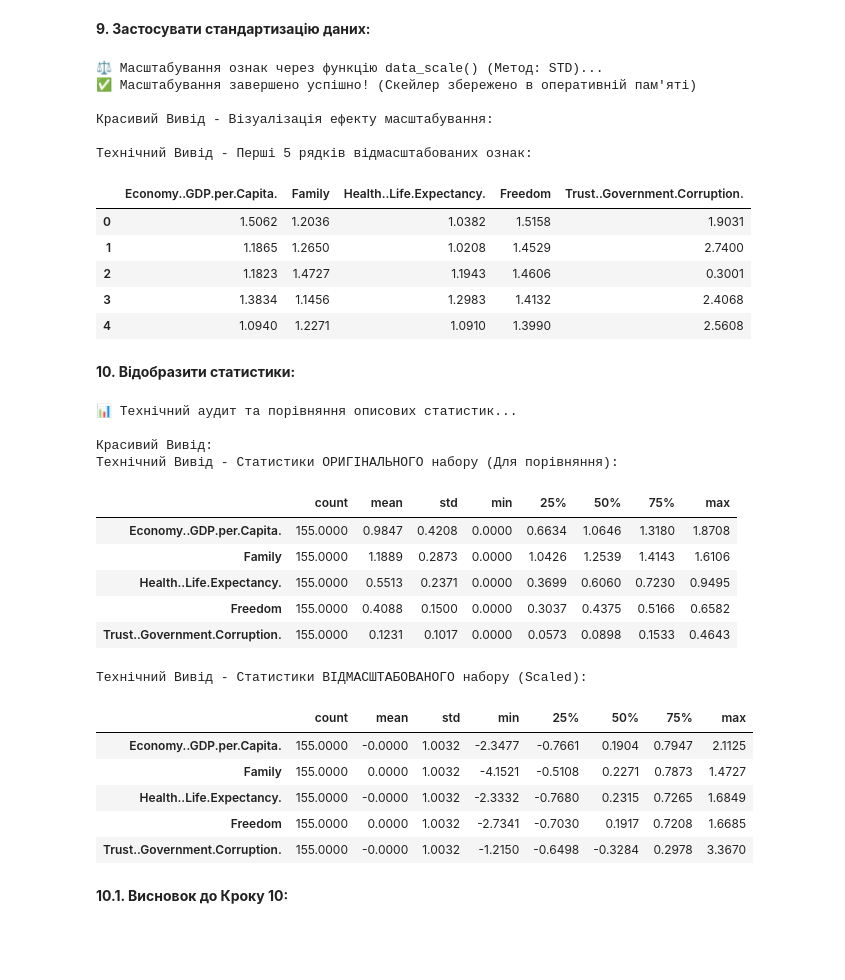
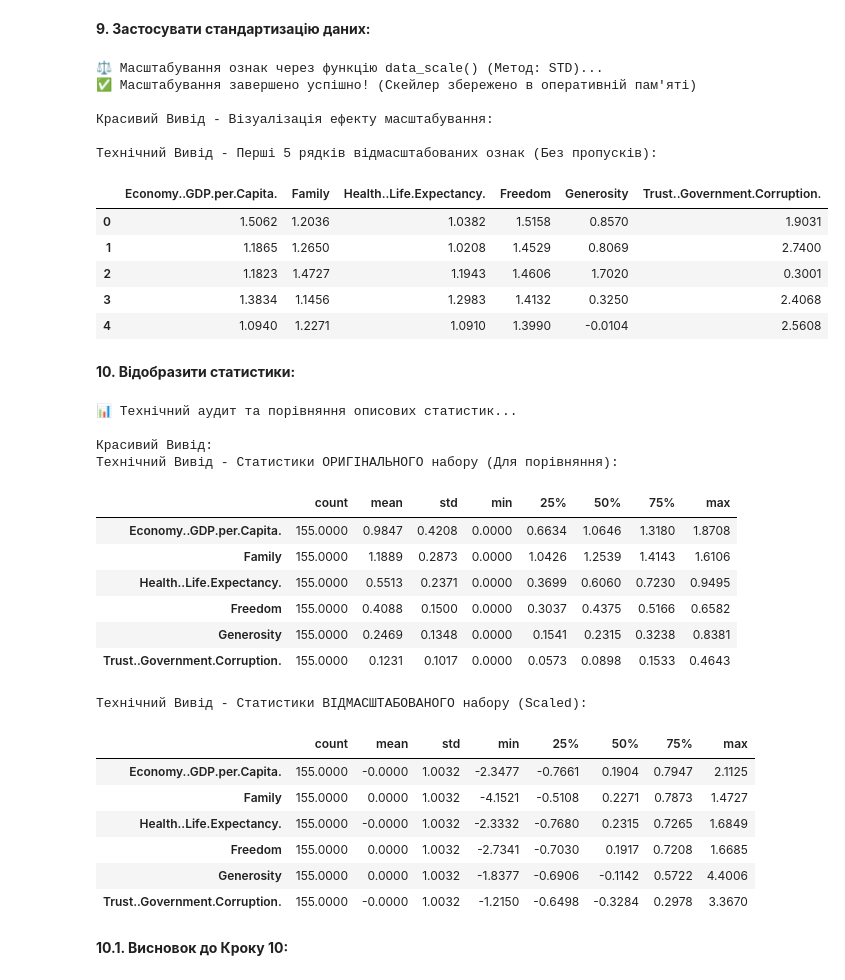
Before and after one commit to IRONKAGE/goit-num-hw-10, a Jupyter notebook: HomeWork_10.ipynb, the cells around one changed output. Cells and saved outputs as stored; diff of their text form; code cells hidden in the pictures; blank space fills up the shorter version.

```diff
--- a/HomeWork_10.ipynb
+++ b/HomeWork_10.ipynb
@@ -464,6 +543,7 @@ else:
 print(f"📂 Завантаження набору даних з файлу: {CSV_FILENAME}\n")
 try:
     df = pd.read_csv(CSV_FILENAME)
+    df[COUNTRY_COL] = df[COUNTRY_COL].str.replace('*', '', regex=False).str.strip()
 except Exception as e:
     raise SystemExit(f"❌ Помилка читання CSV файлу: {e}")
 
@@ -847,13 +945,21 @@ def data_scale(data, scaler_type='minmax'):
 
     return res, scaler
 
-X_features = df[FEATURES_FULL].copy()
+for col in FEATURES_FULL:
+    df[col] = pd.to_numeric(df[col].astype(str).str.replace(',', '.', regex=False), errors='coerce')
+
+X_raw = df[FEATURES_FULL].copy()
+imputer = SimpleImputer(strategy='median')
+X_imputed = imputer.fit_transform(X_raw)
+X_features = pd.DataFrame(X_imputed, columns=FEATURES_FULL, index=df.index)
+
 data_scaled, fitted_scaler = data_scale(X_features, scaler_type=SCALER_TYPE)
 df_scaled = pd.DataFrame(data_scaled, columns=FEATURES_FULL, index=df.index)
 
 print("✅ Масштабування завершено успішно! (Скейлер збережено в оперативній пам'яті)\n")
 
-f1, f2 = FEATURES_FULL[0], FEATURES_FULL[1]
+f1 = FEATURES_FULL[0]
+f2 = FEATURES_FULL[1] if len(FEATURES_FULL) > 1 else FEATURES_FULL[0]
 
 f1_ua = FEATURE_TRANSLATIONS.get(f1, str(f1))
 f2_ua = FEATURE_TRANSLATIONS.get(f2, str(f2))
@@ -872,7 +978,7 @@ fig_scale = make_subplots(
 )
 
 fig_scale.add_trace(go.Scatter(
-    x=df[f1], y=df[f2], mode='markers',
+    x=X_features[f1], y=X_features[f2], mode='markers',
     marker=dict(color='#00c3ff', size=9, opacity=0.7, line=dict(width=1, color='black')),
     text=df[COUNTRY_COL],
     hovertemplate="<b>%{text}</b><br>" +
@@ -890,41 +996,41 @@ fig_scale.add_trace(go.Scatter(
 ), row=1, col=2)
 
 fig_scale.update_xaxes(title_text=f1_ua, showgrid=True, gridcolor='#333', row=1, col=1)
 fig_scale.update_yaxes(title_text=f2_ua, showgrid=True, gridcolor='#333', row=1, col=1)
 
 fig_scale.update_xaxes(title_text=f"Scaled: {f1_ua}", showgrid=True, gridcolor='#333', row=1, col=2)
 fig_scale.update_yaxes(title_text=f"Scaled: {f2_ua}", showgrid=True, gridcolor='#333', row=1, col=2)
 
 fig_scale.update_layout(
     title_text="✨ Трансформація простору: Оригінальні vs Відмасштабовані дані",
     title_x=0.5, width=1500, height=550, template=PLOT_TEMPLATE, showlegend=False,
     margin=dict(b=80)
 )
 
 fig_scale.add_annotation(
     x=0.5, y=-0.20, xref="paper", yref="paper",
     text="💡 Зверніть увагу на осі: форма хмари точок зберігається, але координати стиснуті алгоритмом для потреб машинного навчання.",
     showarrow=False, font=dict(size=14, color="#cccccc"), align="center"
 )
 
 print("Красивий Вивід - Візуалізація ефекту масштабування:")
 fig_scale.show()
 
-print("\nТехнічний Вивід - Перші 5 рядків відмасштабованих ознак:")
+print("\nТехнічний Вивід - Перші 5 рядків відмасштабованих ознак (Без пропусків):")
 display(df_scaled.head().style.background_gradient(cmap='Purples').set_properties(**TABLE_PROPS).format("{:.4f}"))
 # %% [output]
 ⚖️ Масштабування ознак через функцію data_scale() (Метод: STD)...
 ✅ Масштабування завершено успішно! (Скейлер збережено в оперативній пам'яті)
 
 Красивий Вивід - Візуалізація ефекту масштабування:
 
-Технічний Вивід - Перші 5 рядків відмасштабованих ознак:
+Технічний Вивід - Перші 5 рядків відмасштабованих ознак (Без пропусків):
-|  | Economy..GDP.per.Capita. | Family | Health..Life.Expectancy. | Freedom | Trust..Government.Corruption. |
-| 0 | 1.5062 | 1.2036 | 1.0382 | 1.5158 | 1.9031 |
-| 1 | 1.1865 | 1.2650 | 1.0208 | 1.4529 | 2.7400 |
-| 2 | 1.1823 | 1.4727 | 1.1943 | 1.4606 | 0.3001 |
-| 3 | 1.3834 | 1.1456 | 1.2983 | 1.4132 | 2.4068 |
-| 4 | 1.0940 | 1.2271 | 1.0910 | 1.3990 | 2.5608 |
+|  | Economy..GDP.per.Capita. | Family | Health..Life.Expectancy. | Freedom | Generosity | Trust..Government.Corruption. |
+| 0 | 1.5062 | 1.2036 | 1.0382 | 1.5158 | 0.8570 | 1.9031 |
+| 1 | 1.1865 | 1.2650 | 1.0208 | 1.4529 | 0.8069 | 2.7400 |
+| 2 | 1.1823 | 1.4727 | 1.1943 | 1.4606 | 1.7020 | 0.3001 |
+| 3 | 1.3834 | 1.1456 | 1.2983 | 1.4132 | 0.3250 | 2.4068 |
+| 4 | 1.0940 | 1.2271 | 1.0910 | 1.3990 | -0.0104 | 2.5608 |
 # %% [markdown]
 **10. Відобразити статистики:**
 # %%
@@ -939,7 +1045,7 @@ fig_stats = make_subplots(
 colors = px.colors.qualitative.Pastel
 
 for i, col in enumerate(FEATURES_FULL):
-    clean_name = FEATURE_TRANSLATIONS.get(col, str(col).replace('.', ' ').strip())
+    clean_name = FEATURE_TRANSLATIONS.get(col, str(col).replace('.', ' ').replace('_', ' ').strip())
 
     fig_stats.add_trace(go.Violin(
         x=X_features[col], name=clean_name, marker_color=colors[i % len(colors)],
@@ -948,7 +1054,7 @@ for i, col in enumerate(FEATURES_FULL):
     ), row=1, col=1)
 
 for i, col in enumerate(FEATURES_FULL):
-    clean_name = FEATURE_TRANSLATIONS.get(col, str(col).replace('.', ' ').strip())
+    clean_name = FEATURE_TRANSLATIONS.get(col, str(col).replace('.', ' ').replace('_', ' ').strip())
 
     fig_stats.add_trace(go.Violin(
         x=df_scaled[col], name=clean_name, marker_color=colors[i % len(colors)],
@@ -962,10 +1068,12 @@ fig_stats.update_yaxes(title_text="Ознаки", showgrid=True, gridcolor='#333
 fig_stats.update_xaxes(title_text="Відмасштабовані значення", showgrid=True, gridcolor='#333', row=2, col=1)
 fig_stats.update_yaxes(title_text="Ознаки", showgrid=True, gridcolor='#333', row=2, col=1)
 
+dynamic_violin_height = max(500, len(FEATURES_FULL) * 120 + 250)
+
 fig_stats.update_layout(
     title_text="🎻 'Скрипкові діаграми' (Violin Plots): Аналіз щільності та квартилів",
     title_x=0.5,
-    width=1500, height=950,
+    width=1500, height=dynamic_violin_height,
     template=PLOT_TEMPLATE, showlegend=False,
     margin=dict(b=130, l=150, t=80)
 )
@@ -994,6 +1102,7 @@ display(df_scaled.describe().T.style.background_gradient(cmap='Purples').format(
 | Family | 155.0000 | 1.1889 | 0.2873 | 0.0000 | 1.0426 | 1.2539 | 1.4143 | 1.6106 |
 | Health..Life.Expectancy. | 155.0000 | 0.5513 | 0.2371 | 0.0000 | 0.3699 | 0.6060 | 0.7230 | 0.9495 |
 | Freedom | 155.0000 | 0.4088 | 0.1500 | 0.0000 | 0.3037 | 0.4375 | 0.5166 | 0.6582 |
+| Generosity | 155.0000 | 0.2469 | 0.1348 | 0.0000 | 0.1541 | 0.2315 | 0.3238 | 0.8381 |
 | Trust..Government.Corruption. | 155.0000 | 0.1231 | 0.1017 | 0.0000 | 0.0573 | 0.0898 | 0.1533 | 0.4643 |
 Технічний Вивід - Статистики ВІДМАСШТАБОВАНОГО набору (Scaled):
 |  | count | mean | std | min | 25% | 50% | 75% | max |
@@ -1001,6 +1110,7 @@ display(df_scaled.describe().T.style.background_gradient(cmap='Purples').format(
 | Family | 155.0000 | 0.0000 | 1.0032 | -4.1521 | -0.5108 | 0.2271 | 0.7873 | 1.4727 |
 | Health..Life.Expectancy. | 155.0000 | -0.0000 | 1.0032 | -2.3332 | -0.7680 | 0.2315 | 0.7265 | 1.6849 |
 | Freedom | 155.0000 | 0.0000 | 1.0032 | -2.7341 | -0.7030 | 0.1917 | 0.7208 | 1.6685 |
+| Generosity | 155.0000 | 0.0000 | 1.0032 | -1.8377 | -0.6906 | -0.1142 | 0.5722 | 4.4006 |
 | Trust..Government.Corruption. | 155.0000 | -0.0000 | 1.0032 | -1.2150 | -0.6498 | -0.3284 | 0.2978 | 3.3670 |
 # %% [markdown]
 **10.1. Висновок до Кроку 10:**
```
Also changed, not shown: parts of 17 cells of this notebook.
